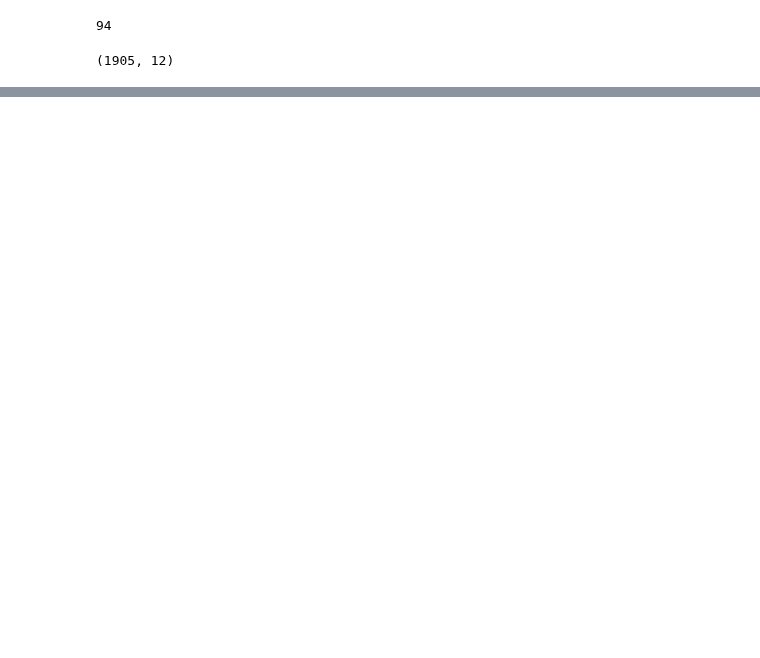
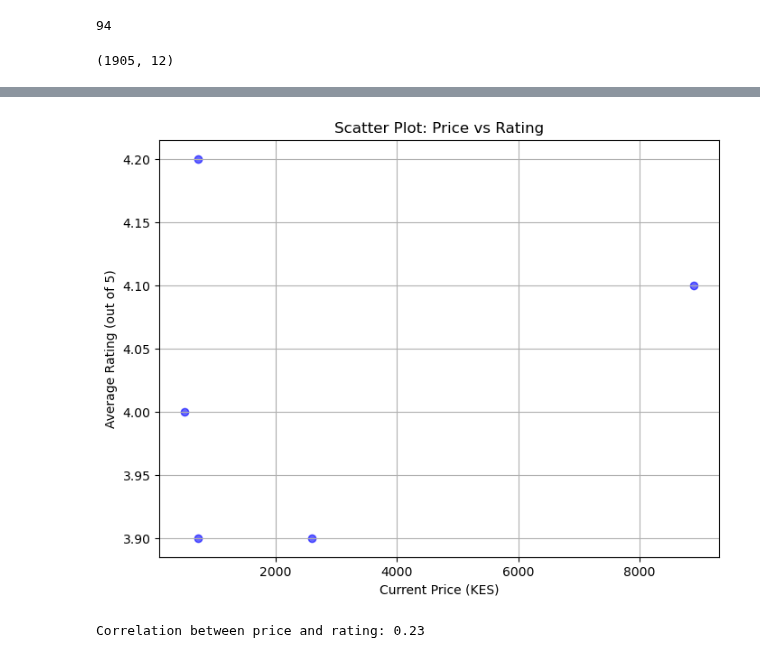
Before and after one commit to RWKarimi/E-commerce-pricing-tool, a Jupyter notebook: E_commerce_project.ipynb, the cells around one changed output, grey strips where cells are left out. Saved outputs shown, nothing was run; the diff lists cells and outputs as text; code cells hidden in the pictures; blank space fills up the shorter version.

```diff
--- a/E_commerce_project.ipynb
+++ b/E_commerce_project.ipynb
@@ -238,0 +247,19 @@ data.head()
+# %%
+import matplotlib.pyplot as plt
+
+# Scatter plot for all products
+plt.figure(figsize=(8,6))
+plt.scatter(df["current_price"], df["rating_number"], alpha=0.6, color="blue")
+
+plt.title("Scatter Plot: Price vs Rating")
+plt.xlabel("Current Price (KES)")
+plt.ylabel("Average Rating (out of 5)")
+plt.grid(True)
+plt.show()
+
+# Correlation between price and rating
+correlation = df["current_price"].corr(df["rating_number"])
+print(f"Correlation between price and rating: {correlation:.2f}")
+# %% [output]
+[figure, added]
+Correlation between price and rating: 0.23
```
Also changed, not shown: parts of 7 cells of this notebook.
